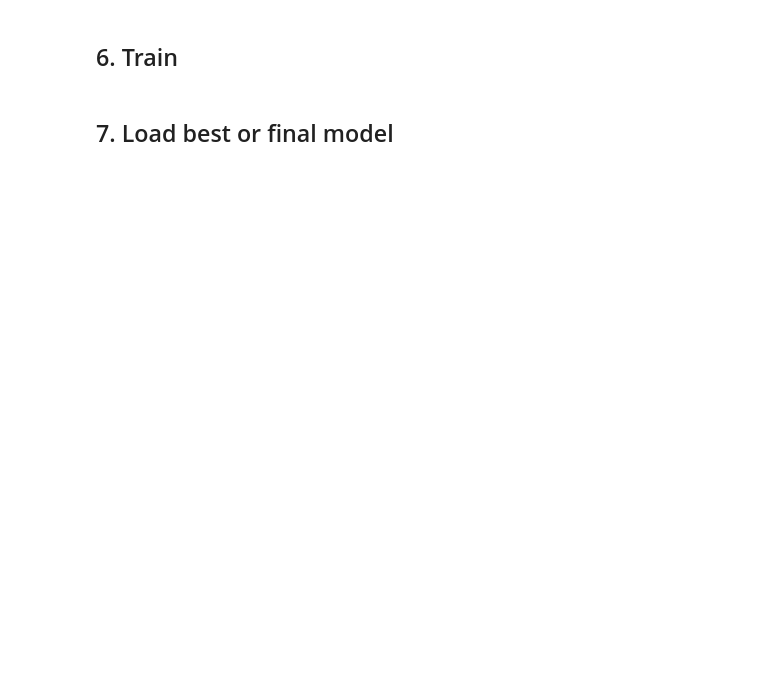
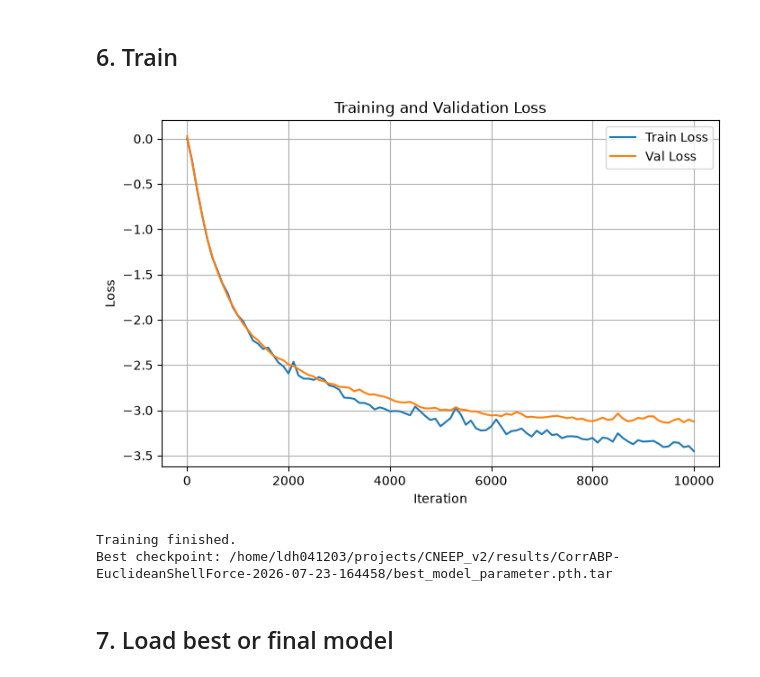
Before and after one commit to 2DHvN/CNEEP_v2, a Jupyter notebook: notebooks/Corr_ABP_ShellForce.ipynb, the cells around one changed output. Drawn from its saved outputs; the diff is of its cells as text; code cells hidden in the pictures; blank space fills up the shorter version.

```diff
--- a/notebooks/Corr_ABP_ShellForce.ipynb
+++ b/notebooks/Corr_ABP_ShellForce.ipynb
@@ -12,7 +12,7 @@ candidate_roots = [
     os.environ.get("CNEEP_V2_ROOT"),
     os.path.abspath(".."),
     os.path.abspath("."),
-    "/home/user1/CNEEP_v2",
+    "/home/ldh041203/projects/CNEEP_v2",
 ]
 
 CNEEP_V2_ROOT = None
@@ -214,7 +233,7 @@ def simulate_ensemble_in_batches(total_B, params, base_seed, batch_size, label,
                 save_interval=save_interval,
                 fieldizer=fieldizer,
                 show_progress=True,
-                save_exact_medium_ep=True,
+                save_exact_medium_ep=compute_gt_ep,
             )
         )
         if torch.cuda.is_available():
@@ -426,34 +471,38 @@ for it in tqdm(range(1, opt.n_iter + 1)):
                 "gaussian_normalize": fieldizer.gaussian_normalize,
             },
             "simulation_style": {
                 "target_phi": target_phi,
                 "actual_phi": abp_params.phi,
                 "grid_size": grid_size,
                 "dx": dx,
                 "wca_cutoff_pixels": wca_cutoff_pixels,
                 "n_particles": abp_params.N,
-                "save_exact_medium_ep": True,
+                "save_exact_medium_ep": compute_gt_ep,
             },
             "dt_saved": dt_saved,
         }
         torch.save(state, current_checkpoint_path)
         if avg_val < best_val_loss:
             best_val_loss = avg_val
             torch.save(state, best_checkpoint_path)
 
         smooth_train_loss = loss.item() if smooth_train_loss is None else smoothing * smooth_train_loss + (1 - smoothing) * loss.item()
         smooth_val_loss = avg_val if smooth_val_loss is None else smoothing * smooth_val_loss + (1 - smoothing) * avg_val
         history_train_loss.append(smooth_train_loss)
         history_val_loss.append(smooth_val_loss)
         history_iters.append(it)
         line_train.set_data(history_iters, history_train_loss)
         line_val.set_data(history_iters, history_val_loss)
         ax.relim()
         ax.autoscale_view()
         display_handle.update(fig)
 
 print("Training finished.")
 print(f"Best checkpoint: {best_checkpoint_path}")
+# %% [output]
+[figure, added]
+Training finished.
+Best checkpoint: /home/ldh041203/projects/CNEEP_v2/results/CorrABP-EuclideanShellForce-2026-07-23-164458/best_model_parameter.pth.tar
 # %% [markdown]
 ## 7. Load best or final model
 # %%
```
Also changed, not shown: parts of 28 cells of this notebook, 4 other files.
